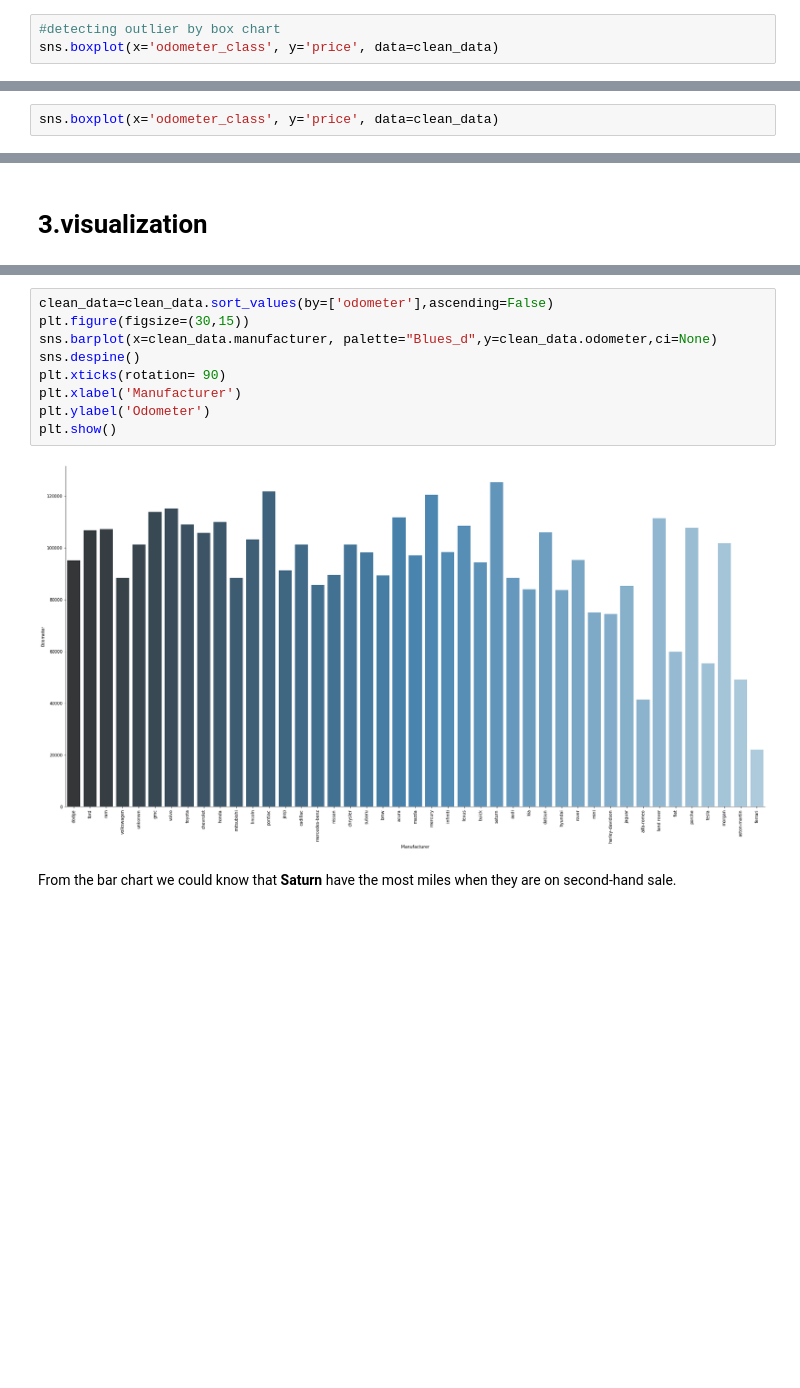
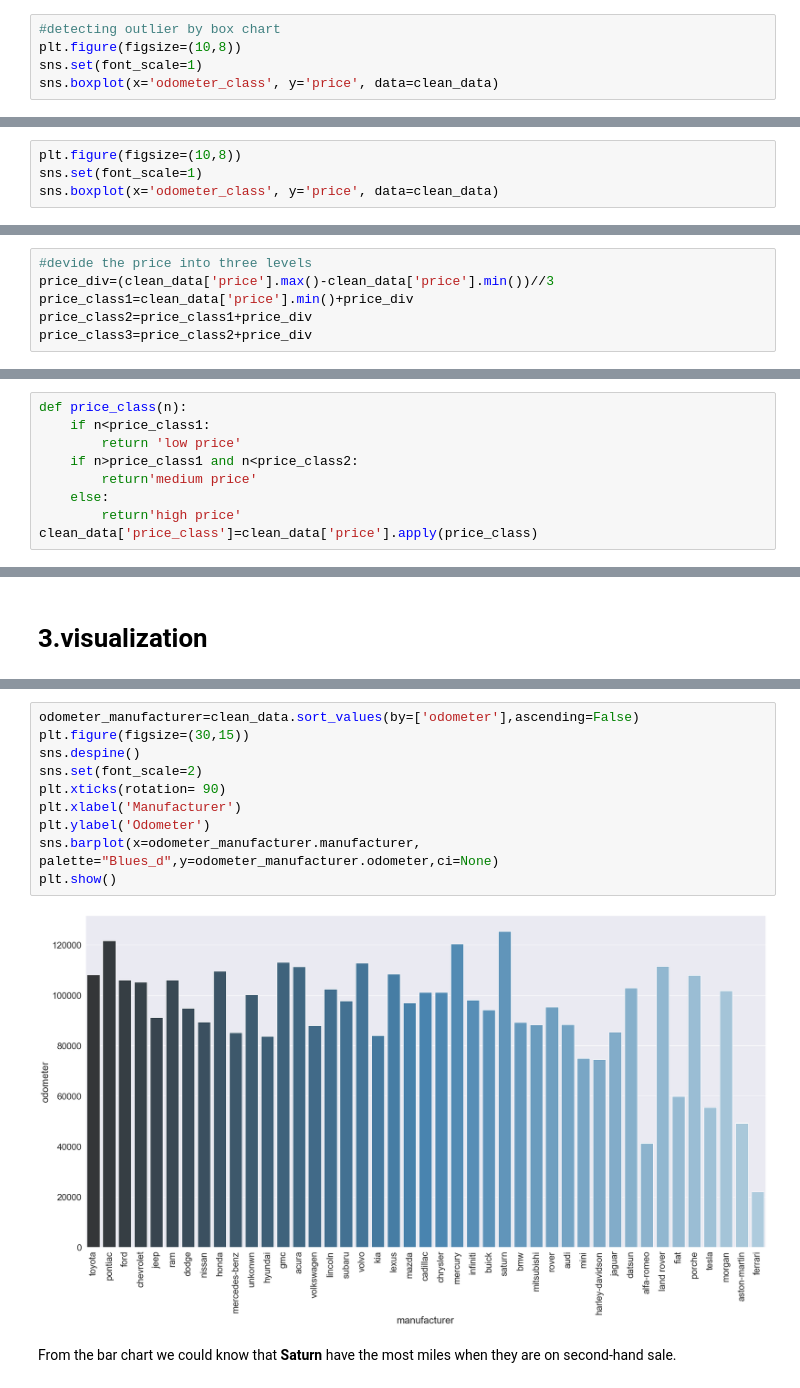
Before and after one commit to fysophia0302/Capstone-Projects-1, a Jupyter notebook: data_usedcar.ipynb, the cells around one changed output, grey strips where cells are left out. Drawn from its saved outputs; the diff is of its cells as text; blank space fills up the shorter version.

```diff
--- a/data_usedcar.ipynb
+++ b/data_usedcar.ipynb
@@ -202,5 +237,7 @@ clean_data[['odometer_class','odometer','price']].head(10)
 # %%
 #detecting outlier by box chart
+plt.figure(figsize=(10,8))
+sns.set(font_scale=1)
 sns.boxplot(x='odometer_class', y='price', data=clean_data)
 # %% [output]
 <matplotlib.axes._subplots.AxesSubplot at 0x...>
@@ -242,6 +279,8 @@ outlier_above=[n for n in clean_data['price'].values if n>upper_bound]
 #delete outliers
 clean_data=clean_data[~clean_data['price'].isin(outlier_above)]
 # %%
+plt.figure(figsize=(10,8))
+sns.set(font_scale=1)
 sns.boxplot(x='odometer_class', y='price', data=clean_data)
 # %% [output]
 <matplotlib.axes._subplots.AxesSubplot at 0x...>
@@ -248,0 +288,6 @@ sns.boxplot(x='odometer_class', y='price', data=clean_data)
+# %%
+#devide the price into three levels
+price_div=(clean_data['price'].max()-clean_data['price'].min())//3
+price_class1=clean_data['price'].min()+price_div
+price_class2=price_class1+price_div
+price_class3=price_class2+price_div
@@ -248,0 +308,9 @@ sns.boxplot(x='odometer_class', y='price', data=clean_data)
+# %%
+def price_class(n):
+    if n<price_class1:
+        return 'low price'
+    if n>price_class1 and n<price_class2:
+        return'medium price'
+    else:
+        return'high price'
+clean_data['price_class']=clean_data['price'].apply(price_class)
@@ -266,15 +349,16 @@ clean_data.head(10)
 ### average odometer of each manufacturer
 # %%
-clean_data=clean_data.sort_values(by=['odometer'],ascending=False)
+odometer_manufacturer=clean_data.sort_values(by=['odometer'],ascending=False)
 plt.figure(figsize=(30,15))
-sns.barplot(x=clean_data.manufacturer, palette="Blues_d",y=clean_data.odometer,ci=None)
 sns.despine()
+sns.set(font_scale=2)
 plt.xticks(rotation= 90)
 plt.xlabel('Manufacturer')
 plt.ylabel('Odometer')
+sns.barplot(x=odometer_manufacturer.manufacturer, palette="Blues_d",y=odometer_manufacturer.odometer,ci=None)
 plt.show()
 # %% [output]
-[figure, old version]
+[figure, new version]
 # %% [markdown]
 From the bar chart we could know that **Saturn** have the most miles when they are on second-hand sale.
 # %% [markdown]
```
Also changed, not shown: parts of 148 cells of this notebook.
